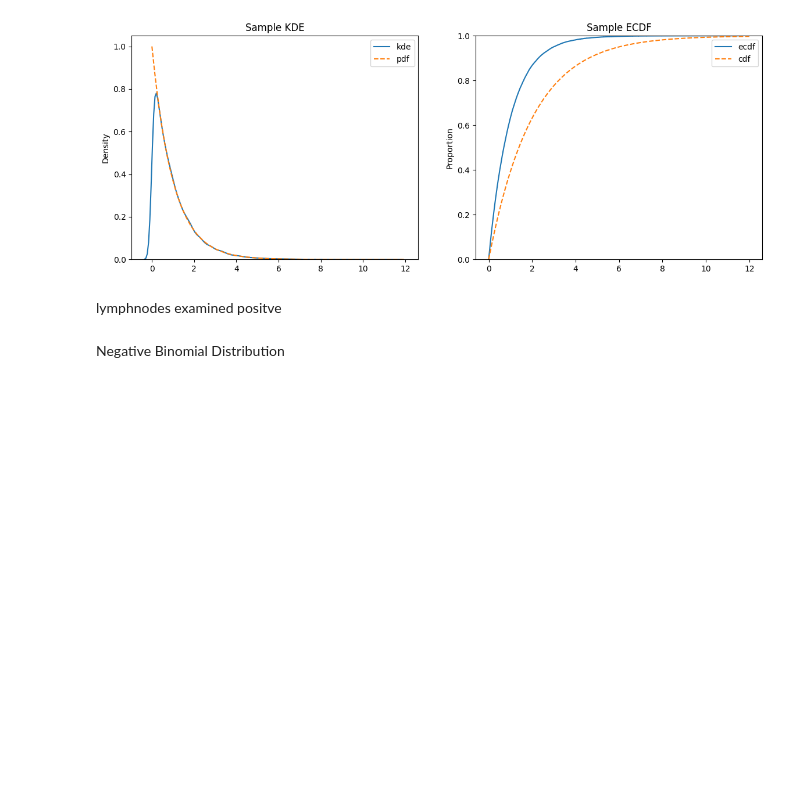
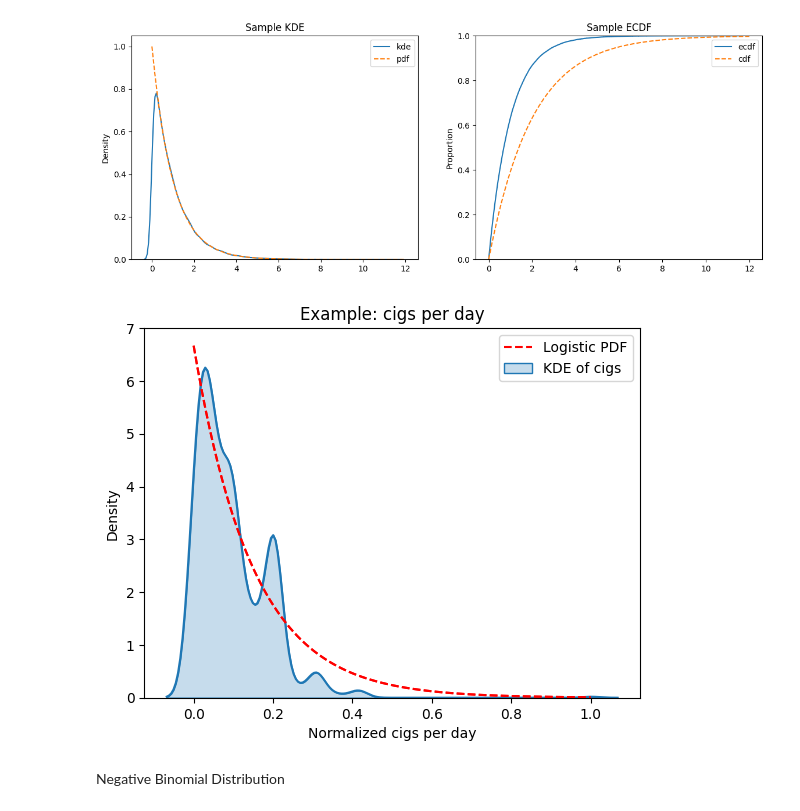
Before and after one commit to Arocha09/assignment6, a Jupyter notebook: assignment_6.ipynb, the cells around one changed output. Drawn from its saved outputs; the diff is of its cells as text; code cells hidden in the pictures; blank space fills up the shorter version.

```diff
--- a/assignment_6.ipynb
+++ b/assignment_6.ipynb
@@ -401,8 +416,24 @@ axes[1].set_title('Sample ECDF')
 plt.show()
 # %% [output]
 [figure]
-# %% [markdown]
-lymphnodes examined positve
+# %%
+grid = np.linspace(0,1,100)
+x=nhanes['CigarettesSmokedPerDay'].dropna()
+x = (x-x.min())/(x.max()-x.min()) # max-min normalize
+sns.kdeplot(x).set(title='Example: Cigs per day')
+pdf = sp.stats.expon.pdf(grid, scale=0.15)
+plt.plot(grid, pdf, 'r--', label='Logistic PDF')
+
+# Labels and title
+sns.kdeplot(x, fill=True, label='KDE of cigs')
+plt.plot(grid, pdf, '--r')
+plt.xlabel('Normalized cigs per day')
+plt.ylabel('Density')
+plt.title('Example: cigs per day')
+plt.legend()
+plt.show()
+# %% [output]
+[figure, added]
 # %% [markdown]
 Negative Binomial Distribution
 # %% [markdown]
```
Also changed, not shown: parts of 13 cells of this notebook, 1 other file.
